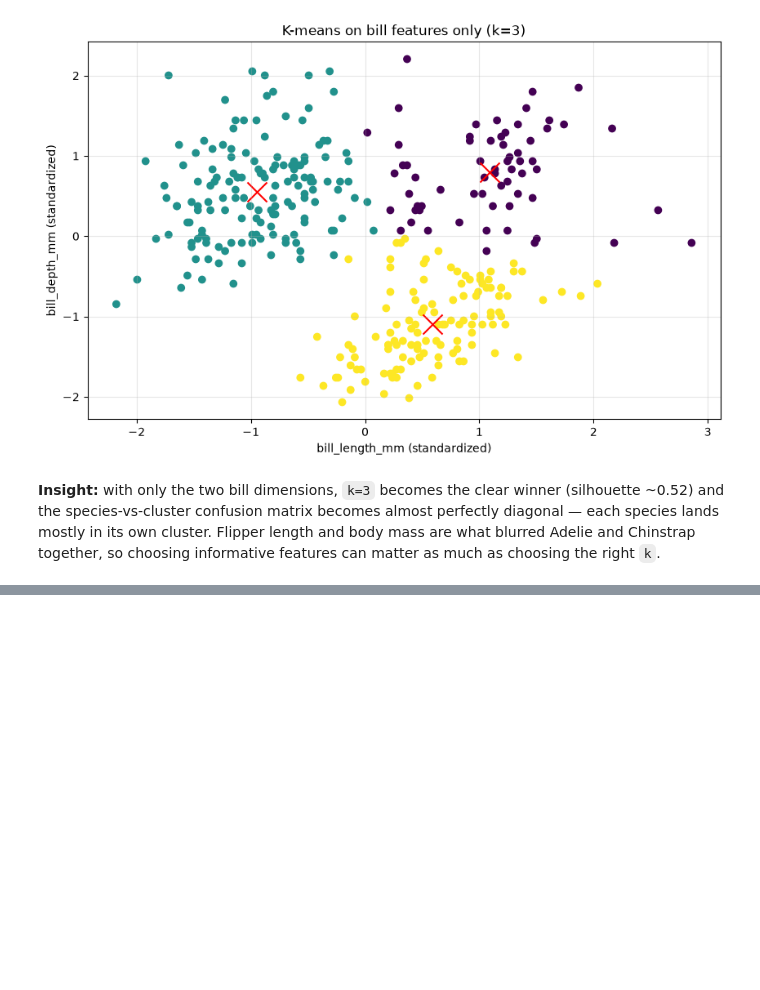
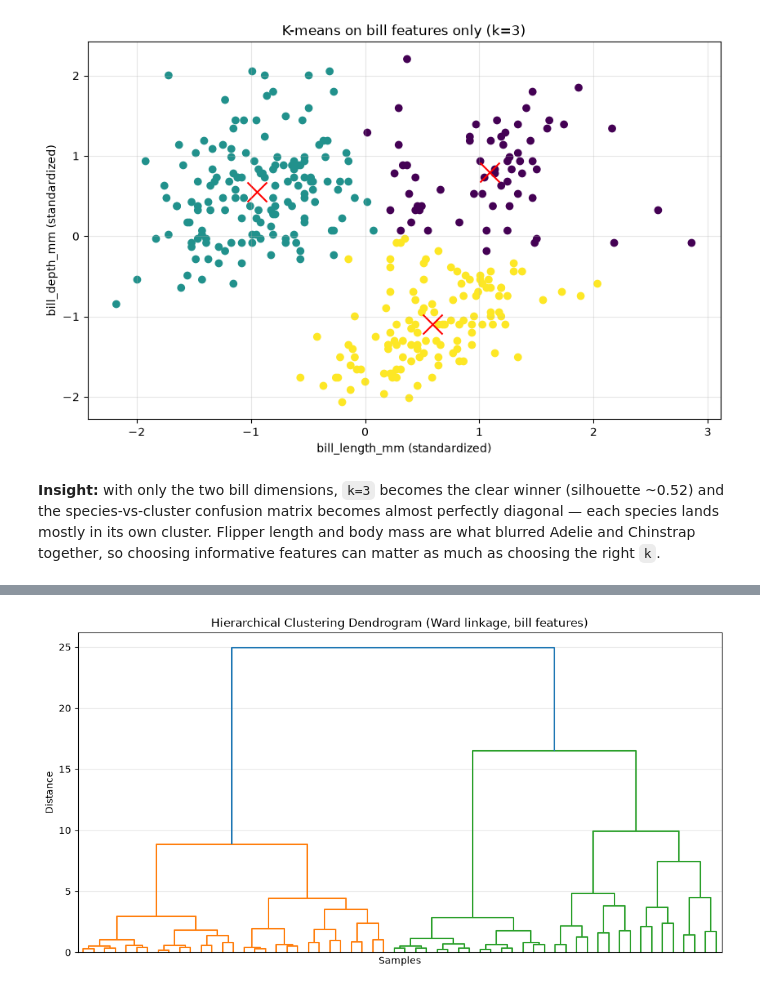
Before and after one commit to WillardDev/Advanced_Machine_Learning, a Jupyter notebook: Penguins_Classfier.ipynb, the cells around one changed output, grey strips where cells are left out. Cells and saved outputs as stored; diff of their text form; code cells hidden in the pictures; blank space fills up the shorter version.

```diff
--- a/Penguins_Classfier.ipynb
+++ b/Penguins_Classfier.ipynb
@@ -205,0 +215,13 @@ choosing the right `k`.
+# %%
+# computing and plotting the dendrogram (truncated for readability)
+Z = linkage(X_bill, method='ward')
+
+plt.figure(figsize=(12, 6))
+dendrogram(Z, truncate_mode='level', p=5, no_labels=True)
+plt.xlabel('Samples')
+plt.ylabel('Distance')
+plt.title('Hierarchical Clustering Dendrogram (Ward linkage, bill features)')
+plt.grid(alpha=0.3)
+plt.show()
+# %% [output]
+[figure, added]
```
Also changed, not shown: parts of 5 cells of this notebook.
